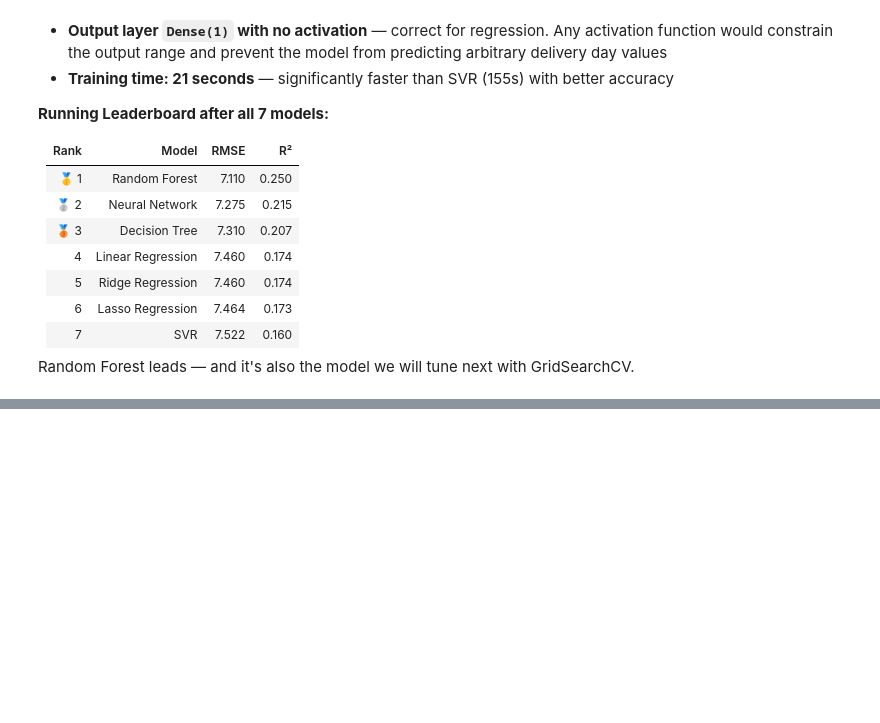
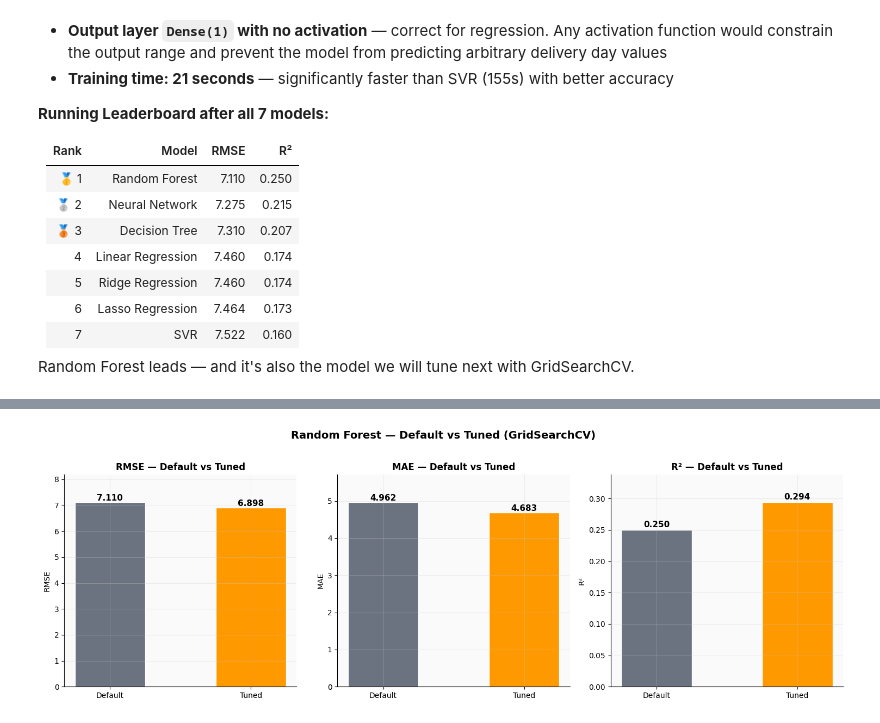
Before and after one commit to pramodkumarpodila-source/ds-ml-ecommerce, a Jupyter notebook: part1_regression/part1_notebook.ipynb, the cells around one changed output, grey strips where cells are left out. Cells and saved outputs as stored; diff of their text form; code cells hidden in the pictures; blank space fills up the shorter version.

```diff
--- a/part1_regression/part1_notebook.ipynb
+++ b/part1_regression/part1_notebook.ipynb
@@ -914,0 +935,90 @@ Random Forest leads — and it's also the model we will tune next with GridSearc
+# %%
+# ── CELL 14: Hyperparameter Tuning — Random Forest with GridSearchCV ──────────
+print('Running GridSearchCV on Random Forest...')
+print('This may take 5–10 minutes — searching all parameter combinations\n')
+
+# ── Define parameter grid ─────────────────────────────────────────────────────
+param_grid = {
+    'model__n_estimators'    : [100, 200, 300],
+    'model__max_depth'       : [8, 10, 12, None],
+    'model__min_samples_split': [2, 5],
+}
+
+# ── Base pipeline to tune ─────────────────────────────────────────────────────
+rf_base = Pipeline([
+    ('model', RandomForestRegressor(random_state=42, n_jobs=-1))
+])
+
+# ── GridSearchCV — cross validation on training data only ─────────────────────
+grid_search = GridSearchCV(
+    estimator  = rf_base,
+    param_grid = param_grid,
+    scoring    = 'neg_root_mean_squared_error',
+    cv         = 3,         # 3-fold cross validation
+    n_jobs     = -1,        # use all CPU cores
+    verbose    = 1
+)
+
+start = time.time()
+grid_search.fit(X_train, y_train)
+tuning_time = time.time() - start
+
+# ── Best parameters found ─────────────────────────────────────────────────────
+print(f'\n✅ GridSearchCV complete in {tuning_time:.1f} seconds')
+print(f'\nBest parameters found:')
+for param, value in grid_search.best_params_.items():
+    print(f'   {param:<35} : {value}')
+print(f'\nBest CV RMSE (training): {-grid_search.best_score_:.3f} days')
+
+# ── Evaluate tuned model on test set ──────────────────────────────────────────
+best_rf = grid_search.best_estimator_
+y_pred_rf_tuned = best_rf.predict(X_test)
+
+rmse_tuned = np.sqrt(mean_squared_error(y_test, y_pred_rf_tuned))
+mae_tuned  = mean_absolute_error(y_test, y_pred_rf_tuned)
+r2_tuned   = r2_score(y_test, y_pred_rf_tuned)
+
+print(f'\n=== Tuned vs Default Random Forest ===')
+print(f'{"Metric":<10} {"Default":>10} {"Tuned":>10} {"Change":>10}')
+print('-' * 42)
+
+print(f'{"RMSE":<10} {7.110:>10.3f} {rmse_tuned:>10.3f} {rmse_tuned - 7.110:>+10.3f}')
+print(f'{"MAE":<10} {4.962:>10.3f} {mae_tuned:>10.3f} {mae_tuned - 4.962:>+10.3f}')
+print(f'{"R²":<10} {0.250:>10.3f} {r2_tuned:>10.3f} {r2_tuned - 0.250:>+10.3f}')
+
+# ── Add tuned model to results ────────────────────────────────────────────────
+results.append({
+    'Model'     : 'Random Forest (Tuned)',
+    'RMSE'      : round(rmse_tuned, 3),
+    'MAE'       : round(mae_tuned, 3),
+    'R²'        : round(r2_tuned, 3),
+    'Train Time': round(tuning_time, 3)
+})
+
+# ── Visualize tuned vs default comparison ─────────────────────────────────────
+metrics = ['RMSE', 'MAE', 'R²']
+default_vals = [7.110, 4.962, 0.250]
+tuned_vals   = [rmse_tuned, mae_tuned, r2_tuned]
+
+fig, axes = plt.subplots(1, 3, figsize=(15, 5))
+for i, (metric, dval, tval) in enumerate(zip(metrics, default_vals, tuned_vals)):
+    bars = axes[i].bar(['Default', 'Tuned'],
+                       [dval, tval],
+                       color=[COLORS['neutral'], COLORS['accent']],
+                       edgecolor='white', width=0.5)
+    axes[i].set_title(f'{metric} — Default vs Tuned',
+                      fontsize=12, fontweight='bold')
+    axes[i].set_ylabel(metric)
+    for bar, val in zip(bars, [dval, tval]):
+        axes[i].text(bar.get_x() + bar.get_width()/2,
+                     bar.get_height() + 0.002,
+                     f'{val:.3f}', ha='center', va='bottom',
+                     fontsize=11, fontweight='bold')
+    # Highlight improvement
+    axes[i].set_ylim(0, max(dval, tval) * 1.15)
+
+plt.suptitle('Random Forest — Default vs Tuned (GridSearchCV)',
+             fontsize=14, fontweight='bold', y=1.02)
+plt.tight_layout()
+plt.show()
+# %% [output]
@@ -914,0 +1045 @@ Random Forest leads — and it's also the model we will tune next with GridSearc
+[figure, added]
```
Also changed, not shown: parts of 12 cells of this notebook.
